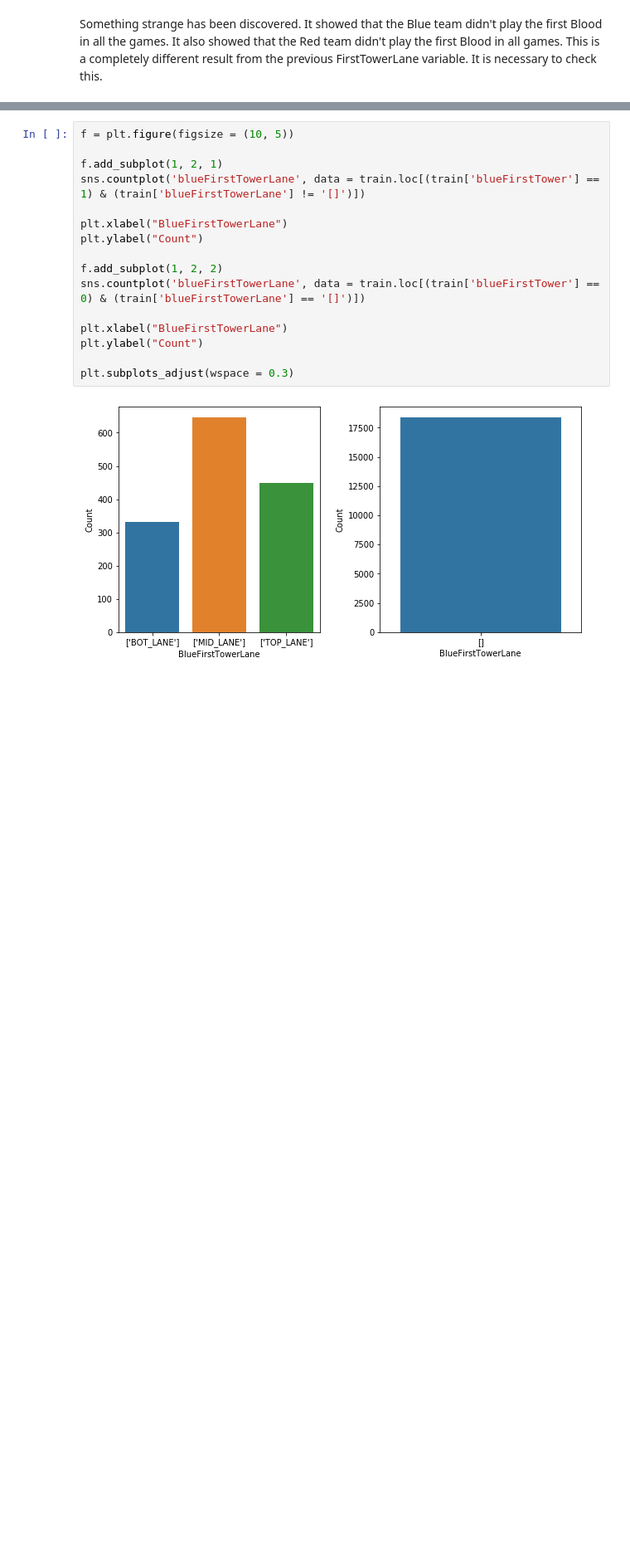
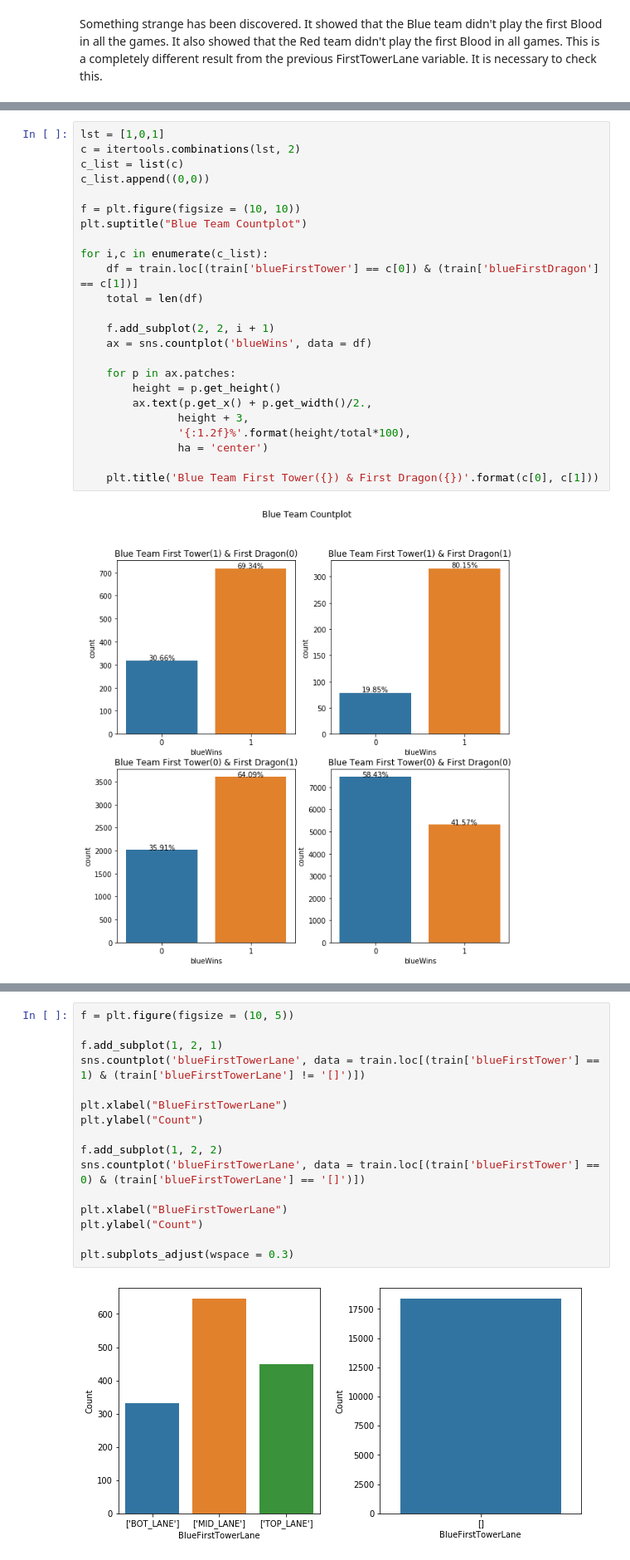
Before and after one commit to SSANGMAN/LoL, a Jupyter notebook: ipynb/Who_is_win_Exploratory Data Analysis_v1.ipynb, the cells around one changed output, grey strips where cells are left out. Shown at 83% size. Saved outputs shown, nothing was run; the diff lists cells and outputs as text; blank space fills up the shorter version.

```diff
--- a/ipynb/Who_is_win_Exploratory Data Analysis_v1.ipynb
+++ b/ipynb/Who_is_win_Exploratory Data Analysis_v1.ipynb
@@ -402,0 +428,26 @@ Something strange has been discovered. It showed that the Blue team didn't play
+# %%
+lst = [1,0,1]
+c = itertools.combinations(lst, 2)
+c_list = list(c)
+c_list.append((0,0))
+
+f = plt.figure(figsize = (10, 10))
+plt.suptitle("Blue Team Countplot")
+
+for i,c in enumerate(c_list):
+    df = train.loc[(train['blueFirstTower'] == c[0]) & (train['blueFirstDragon'] == c[1])]
+    total = len(df)
+
+    f.add_subplot(2, 2, i + 1)
+    ax = sns.countplot('blueWins', data = df)
+
+    for p in ax.patches:
+        height = p.get_height()
+        ax.text(p.get_x() + p.get_width()/2.,
+               height + 3,
+               '{:1.2f}%'.format(height/total*100),
+               ha = 'center')
+
+    plt.title('Blue Team First Tower({}) & First Dragon({})'.format(c[0], c[1]))
+# %% [output]
+[figure, added]
```
Also changed, not shown: parts of 7 cells of this notebook.
